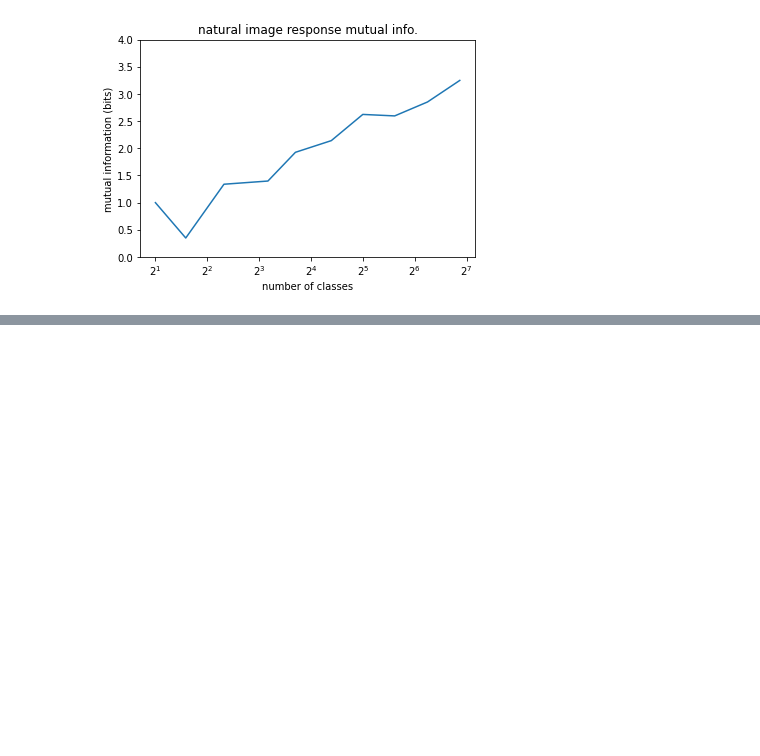
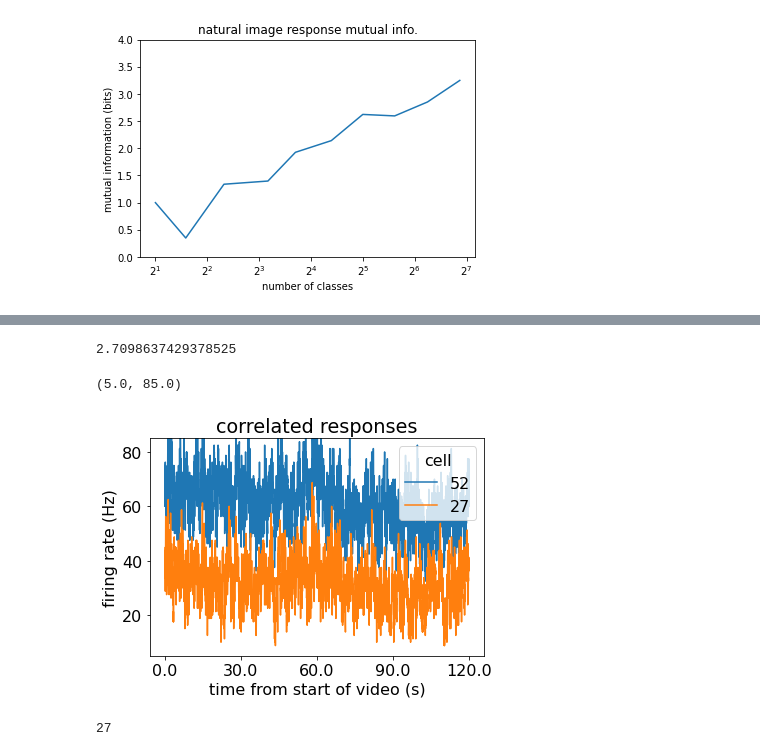
Before and after one commit to AlexTMallen/spectral-spectrum-sparse-analysis, a Jupyter notebook: allenSDK/visual_coding.ipynb, the cells around one changed output, grey strips where cells are left out. Drawn from its saved outputs; the diff is of its cells as text; code cells hidden in the pictures; blank space fills up the shorter version.

```diff
--- a/allenSDK/visual_coding.ipynb
+++ b/allenSDK/visual_coding.ipynb
@@ -709,0 +783,30 @@ plt.show()
+# %%
+cov[27, 52]
+# %% [output]
+2.7098637429378525
+# %%
+plt.plot(avg_resp[:, [27, 52]] * num_bins / stim_length)
+ticks = np.linspace(0, num_bins, 5).astype(int)
+plt.xticks(ticks)
+ax = plt.gca()
+ax.set_xticklabels(np.round(bin_edges[ticks], 3))
+plt.ylabel("firing rate (Hz)")
+plt.xlabel("time from start of video (s)")
+plt.title("correlated responses")
+plt.legend(title="cell", labels=[52, 27], loc="upper right")
+plt.ylim([5, 85])
+# %% [output]
+(5.0, 85.0)
+[figure, added]
+# %%
+variances = S**2 / (avg_resp_c.shape[1] - 1)
+cumul_var = sum(variances)
+cumul_vars = [0]
+rank_hat = None
+for i, var in enumerate(variances):
+    cumul_vars.append(var + cumul_vars[-1])
+    if rank_hat is None and cumul_vars[-1] / cumul_var > 0.9:
+        rank_hat = i
+rank_hat
+# %% [output]
+27
```
Also changed, not shown: parts of 24 cells of this notebook, 2 other files.
